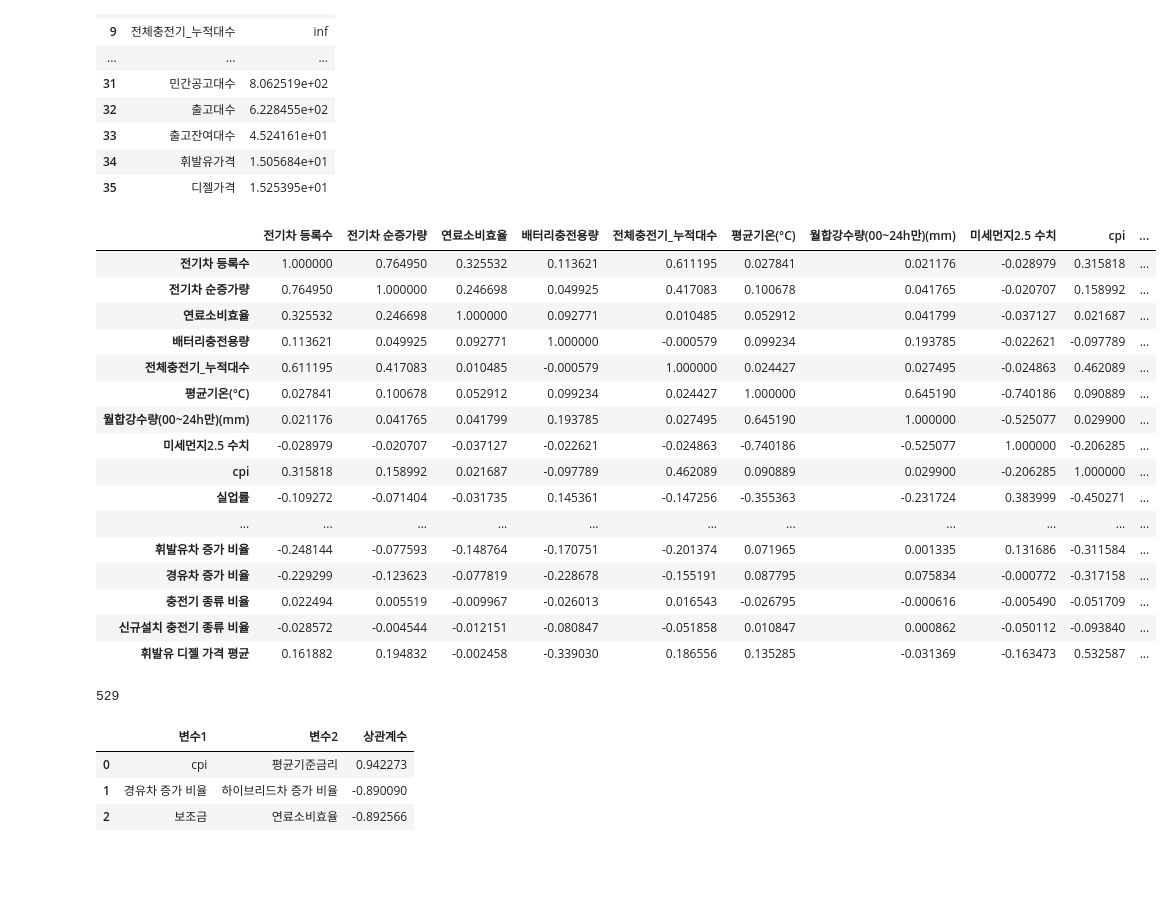
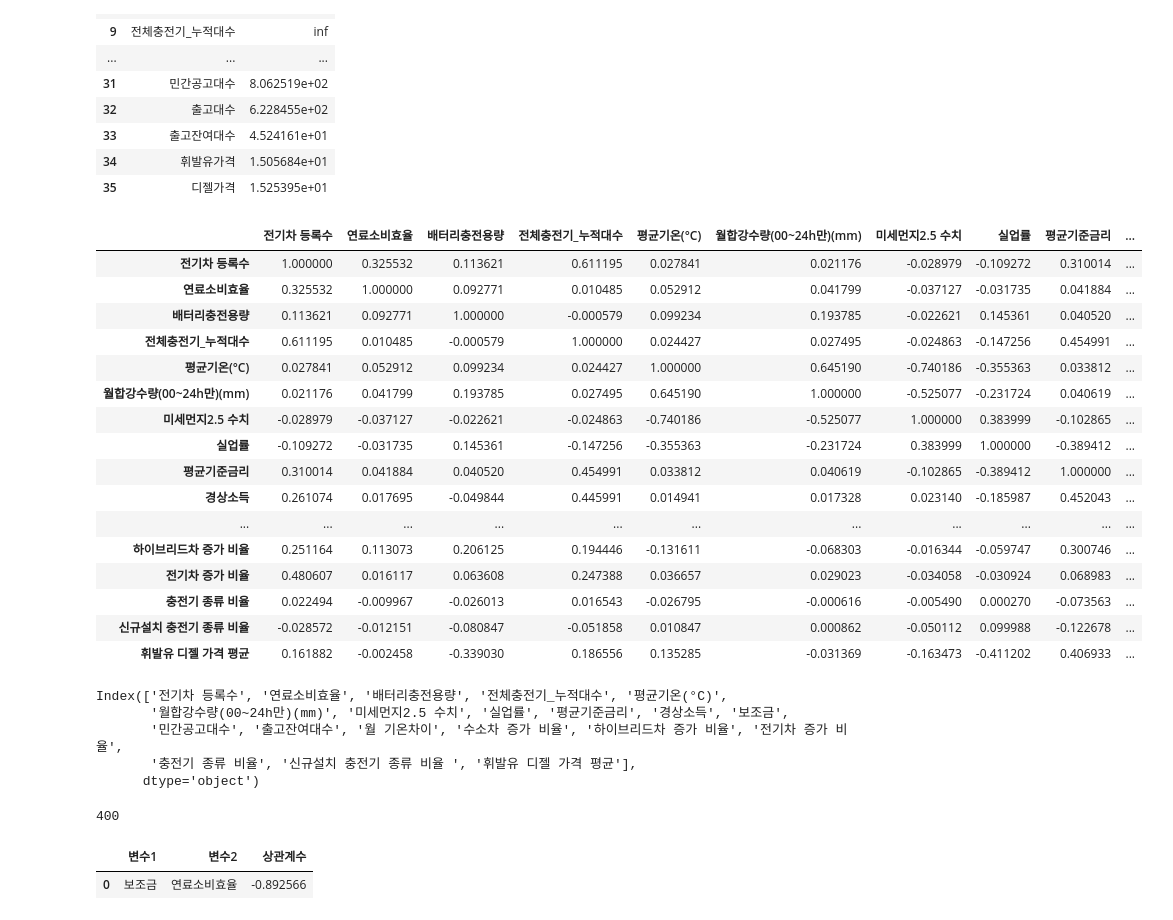
Before and after one commit to J2H3233/ev_project2, a Jupyter notebook: pearson_vif.ipynb, the cells around one changed output. Cells and saved outputs as stored; diff of their text form; code cells hidden in the pictures; blank space fills up the shorter version.

Commit message:
피어슨 상관계수, vif 추가

```diff
--- a/pearson_vif.ipynb
+++ b/pearson_vif.ipynb
@@ -152,69 +135,92 @@ vif_df
 | 34 | 휘발유가격 | 1.505684e+01 |
 | 35 | 디젤가격 | 1.525395e+01 |
 # %%
-# 다중공선성 심한 변수 제거
+
 
 num_df = num_df_ori.copy()
 
+# 파생변수 생성
 
+# 월별 평균 기온의 차이
 num_df["월 기온차이"] = num_df["평균최저기온(°C)"] - num_df["평균최고기온(°C)"]
+
+# 연료별 차량 증가 비율
 num_df["수소차 증가 비율"] = num_df["수소차_순증가량"] / num_df["차량전체_순증가량"]
 num_df["하이브리드차 증가 비율"] = num_df["하이브리드차_순증"] / num_df["차량전체_순증가량"]
 num_df["휘발유차 증가 비율"] = num_df["휘발유차_순증가량"] / num_df["차량전체_순증가량"]
 num_df["경유차 증가 비율"] = num_df["경유차_순증가량"] / num_df["차량전체_순증가량"]
+num_df["전기차 증가 비율"] = num_df["전기차 순증가량"] / num_df["차량전체_순증가량"]
+
+# 충전기 종류 비율
 num_df["충전기 종류 비율"] = num_df["완속충전기_누적대수"] / num_df["급속충전기_누적대수"]
 num_df["신규설치 충전기 종류 비율 "] = num_df["완속충전기_신규설치"] / num_df["급속충전기_신규설치"]
+
+# 연료 가격 평균
 num_df["휘발유 디젤 가격 평균"] = (num_df["휘발유가격"] + num_df["디젤가격"]) / 2
 
+# 다중공선성 심한 변수 제거
 num_df.drop(columns=[
     "완속충전기_신규설치",
     "급속충전기_신규설치",
     "전체충전기_신규설치",
     "완속충전기_누적대수",
     "급속충전기_누적대수",
     "평균최저기온(°C)",
     "평균최고기온(°C)",
     "차량전체_등록수",
     "1회충전주행거리",
     "하이브리드차_등록수",
     "수소차_등록수",
     "출고대수",
     "휘발유차_등록수",
     "경유차_등록수",
     "수소차_순증가량",
     "하이브리드차_순증",
     "휘발유차_순증가량",
     "경유차_순증가량",
     "차량전체_순증가량",
     "미세먼지10 수치",
     "휘발유가격",
-    "디젤가격"
+    "디젤가격",
+    "cpi",
+    "전기차 순증가량"
+    ,
+    "휘발유차 증가 비율",
+    "경유차 증가 비율"
     ],
     inplace=True)
 
 
 # 피어슨 상관계수 행렬
 corr = num_df.corr(method="pearson")
 
 corr.style.applymap(highlight_high_values)
 # %% [output]
-|  | 전기차 등록수 | 전기차 순증가량 | 연료소비효율 | 배터리충전용량 | 전체충전기_누적대수 | 평균기온(°C) | 월합강수량(00~24h만)(mm) | 미세먼지2.5 수치 | cpi | ... |
-| 전기차 등록수 | 1.000000 | 0.764950 | 0.325532 | 0.113621 | 0.611195 | 0.027841 | 0.021176 | -0.028979 | 0.315818 | ... |
-| 전기차 순증가량 | 0.764950 | 1.000000 | 0.246698 | 0.049925 | 0.417083 | 0.100678 | 0.041765 | -0.020707 | 0.158992 | ... |
-| 연료소비효율 | 0.325532 | 0.246698 | 1.000000 | 0.092771 | 0.010485 | 0.052912 | 0.041799 | -0.037127 | 0.021687 | ... |
-| 배터리충전용량 | 0.113621 | 0.049925 | 0.092771 | 1.000000 | -0.000579 | 0.099234 | 0.193785 | -0.022621 | -0.097789 | ... |
-| 전체충전기_누적대수 | 0.611195 | 0.417083 | 0.010485 | -0.000579 | 1.000000 | 0.024427 | 0.027495 | -0.024863 | 0.462089 | ... |
-| 평균기온(°C) | 0.027841 | 0.100678 | 0.052912 | 0.099234 | 0.024427 | 1.000000 | 0.645190 | -0.740186 | 0.090889 | ... |
-| 월합강수량(00~24h만)(mm) | 0.021176 | 0.041765 | 0.041799 | 0.193785 | 0.027495 | 0.645190 | 1.000000 | -0.525077 | 0.029900 | ... |
-| 미세먼지2.5 수치 | -0.028979 | -0.020707 | -0.037127 | -0.022621 | -0.024863 | -0.740186 | -0.525077 | 1.000000 | -0.206285 | ... |
-| cpi | 0.315818 | 0.158992 | 0.021687 | -0.097789 | 0.462089 | 0.090889 | 0.029900 | -0.206285 | 1.000000 | ... |
-| 실업률 | -0.109272 | -0.071404 | -0.031735 | 0.145361 | -0.147256 | -0.355363 | -0.231724 | 0.383999 | -0.450271 | ... |
+|  | 전기차 등록수 | 연료소비효율 | 배터리충전용량 | 전체충전기_누적대수 | 평균기온(°C) | 월합강수량(00~24h만)(mm) | 미세먼지2.5 수치 | 실업률 | 평균기준금리 | ... |
+| 전기차 등록수 | 1.000000 | 0.325532 | 0.113621 | 0.611195 | 0.027841 | 0.021176 | -0.028979 | -0.109272 | 0.310014 | ... |
+| 연료소비효율 | 0.325532 | 1.000000 | 0.092771 | 0.010485 | 0.052912 | 0.041799 | -0.037127 | -0.031735 | 0.041884 | ... |
+| 배터리충전용량 | 0.113621 | 0.092771 | 1.000000 | -0.000579 | 0.099234 | 0.193785 | -0.022621 | 0.145361 | 0.040520 | ... |
+| 전체충전기_누적대수 | 0.611195 | 0.010485 | -0.000579 | 1.000000 | 0.024427 | 0.027495 | -0.024863 | -0.147256 | 0.454991 | ... |
+| 평균기온(°C) | 0.027841 | 0.052912 | 0.099234 | 0.024427 | 1.000000 | 0.645190 | -0.740186 | -0.355363 | 0.033812 | ... |
+| 월합강수량(00~24h만)(mm) | 0.021176 | 0.041799 | 0.193785 | 0.027495 | 0.645190 | 1.000000 | -0.525077 | -0.231724 | 0.040619 | ... |
+| 미세먼지2.5 수치 | -0.028979 | -0.037127 | -0.022621 | -0.024863 | -0.740186 | -0.525077 | 1.000000 | 0.383999 | -0.102865 | ... |
+| 실업률 | -0.109272 | -0.031735 | 0.145361 | -0.147256 | -0.355363 | -0.231724 | 0.383999 | 1.000000 | -0.389412 | ... |
+| 평균기준금리 | 0.310014 | 0.041884 | 0.040520 | 0.454991 | 0.033812 | 0.040619 | -0.102865 | -0.389412 | 1.000000 | ... |
+| 경상소득 | 0.261074 | 0.017695 | -0.049844 | 0.445991 | 0.014941 | 0.017328 | 0.023140 | -0.185987 | 0.452043 | ... |
 | ... | ... | ... | ... | ... | ... | ... | ... | ... | ... | ... |
-| 휘발유차 증가 비율 | -0.248144 | -0.077593 | -0.148764 | -0.170751 | -0.201374 | 0.071965 | 0.001335 | 0.131686 | -0.311584 | ... |
-| 경유차 증가 비율 | -0.229299 | -0.123623 | -0.077819 | -0.228678 | -0.155191 | 0.087795 | 0.075834 | -0.000772 | -0.317158 | ... |
-| 충전기 종류 비율 | 0.022494 | 0.005519 | -0.009967 | -0.026013 | 0.016543 | -0.026795 | -0.000616 | -0.005490 | -0.051709 | ... |
-| 신규설치 충전기 종류 비율 | -0.028572 | -0.004544 | -0.012151 | -0.080847 | -0.051858 | 0.010847 | 0.000862 | -0.050112 | -0.093840 | ... |
-| 휘발유 디젤 가격 평균 | 0.161882 | 0.194832 | -0.002458 | -0.339030 | 0.186556 | 0.135285 | -0.031369 | -0.163473 | 0.532587 | ... |
+| 하이브리드차 증가 비율 | 0.251164 | 0.113073 | 0.206125 | 0.194446 | -0.131611 | -0.068303 | -0.016344 | -0.059747 | 0.300746 | ... |
+| 전기차 증가 비율 | 0.480607 | 0.016117 | 0.063608 | 0.247388 | 0.036657 | 0.029023 | -0.034058 | -0.030924 | 0.068983 | ... |
+| 충전기 종류 비율 | 0.022494 | -0.009967 | -0.026013 | 0.016543 | -0.026795 | -0.000616 | -0.005490 | 0.000270 | -0.073563 | ... |
+| 신규설치 충전기 종류 비율 | -0.028572 | -0.012151 | -0.080847 | -0.051858 | 0.010847 | 0.000862 | -0.050112 | 0.099988 | -0.122678 | ... |
+| 휘발유 디젤 가격 평균 | 0.161882 | -0.002458 | -0.339030 | 0.186556 | 0.135285 | -0.031369 | -0.163473 | -0.411202 | 0.406933 | ... |
+# %%
+num_df.columns
+# %% [output]
+Index(['전기차 등록수', '연료소비효율', '배터리충전용량', '전체충전기_누적대수', '평균기온(°C)',
+       '월합강수량(00~24h만)(mm)', '미세먼지2.5 수치', '실업률', '평균기준금리', '경상소득', '보조금',
+       '민간공고대수', '출고잔여대수', '월 기온차이', '수소차 증가 비율', '하이브리드차 증가 비율', '전기차 증가 비율',
+       '충전기 종류 비율', '신규설치 충전기 종류 비율 ', '휘발유 디젤 가격 평균'],
+      dtype='object')
 # %%
 # 행렬을 긴 포맷으로 변환
 corr_long = (
@@ -233,17 +239,15 @@ corr_long = corr_long.drop_duplicates(subset=["변수1", "변수2"])
 # 상관계수 기준 정렬
 corr_long = (
     corr_long[corr_long["상관계수"].abs() >= 0.8]
-    .sort_values(by=["변수1", "상관계수"], ascending=[True, False])  # 변수1 → 상관계수 순으로 정렬
+    .sort_values(by=["변수1", "상관계수"], ascending=[True, False])
     .reset_index(drop=True)
 )
 
 corr_long
 # %% [output]
-529
+400
 |  | 변수1 | 변수2 | 상관계수 |
-| 0 | cpi | 평균기준금리 | 0.942273 |
-| 1 | 경유차 증가 비율 | 하이브리드차 증가 비율 | -0.890090 |
-| 2 | 보조금 | 연료소비효율 | -0.892566 |
+| 0 | 보조금 | 연료소비효율 | -0.892566 |
 # %%
 # 3) 종속변수 / 독립변수 분리
 y = num_df["전기차 등록수"]
```
Also changed, not shown: parts of 3 cells of this notebook, 1 other file.
